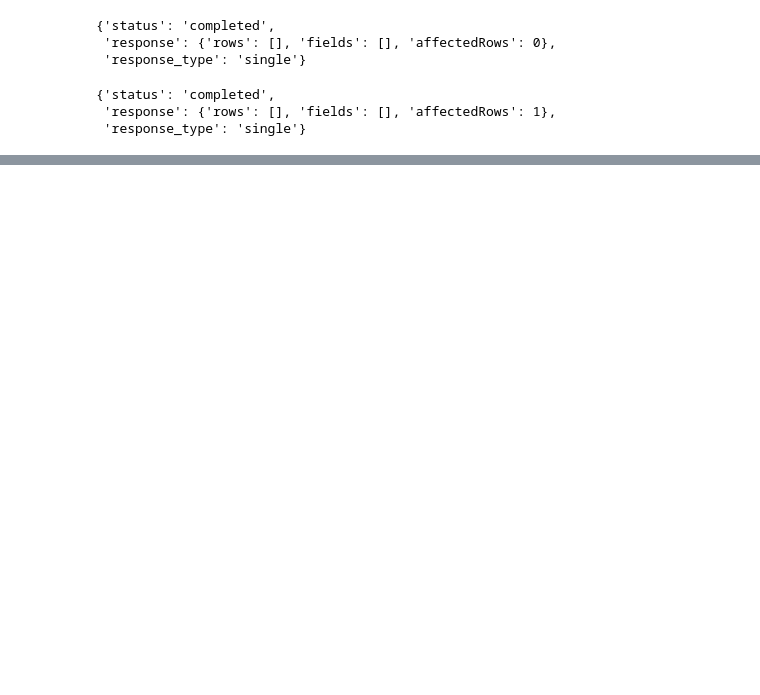
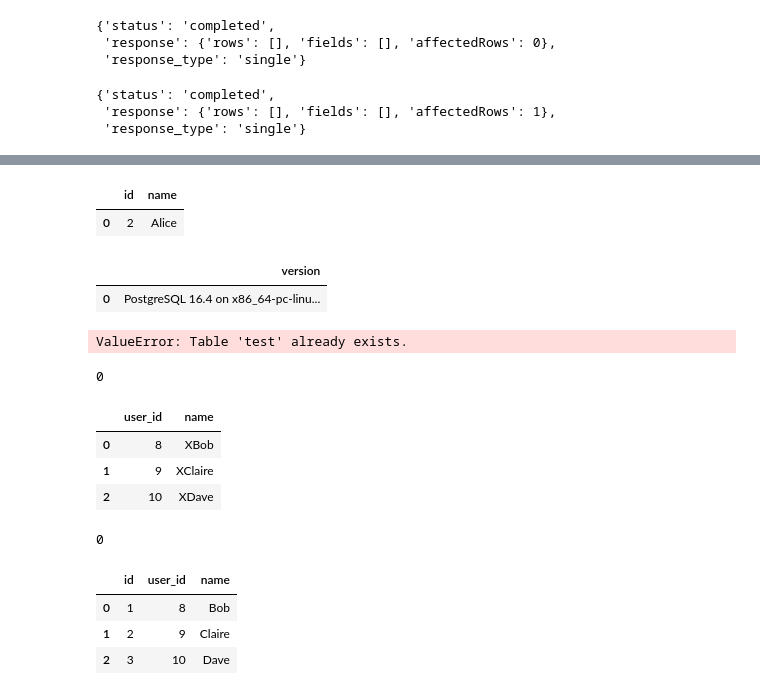
Before and after one commit to innovationOUtside/jupyter_anywidget_pglite, a Jupyter notebook: src/sqlalchemy_tests.ipynb, the cells around one changed output, grey strips where cells are left out. Saved outputs shown, nothing was run; the diff lists cells and outputs as text; code cells hidden in the pictures; blank space fills up the shorter version.

```diff
--- a/src/sqlalchemy_tests.ipynb
+++ b/src/sqlalchemy_tests.ipynb
@@ -60,0 +51,21 @@ Executing query: SELECT * FROM users;
+# %%
+from jupyter_anywidget_pglite.sqlalchemy_api import create_engine
+import pandas as pd
+import logging
+
+LOGGING=False
+
+if LOGGING:
+    logging.basicConfig(level=logging.DEBUG)
+    handler = logging.StreamHandler()  # Logs to console
+    formatter = logging.Formatter("%(levelname)s - %(message)s")
+    handler.setFormatter(formatter)
+
+    logger = logging.getLogger("jupyter_anywidget_pglite")#.setLevel(logging.DEBEG)
+    logger.addHandler(handler)
+    logger.propagate = False
+
+    logging.getLogger("sqlalchemy.engine").setLevel(logging.DEBUG)
+
+engine2 = create_engine(pg)
+pd.read_sql("SELECT * FROM users;", engine2)
@@ -220,0 +137,59 @@ Statement is already a string:
+# %%
+import pandas as pd
+o = pd.read_sql("SELECT * FROM users;", engine2)
+pd.testing.assert_frame_equal(o, pd.DataFrame({"id": [2], "name":[ "Alice"]}))
+o
+# %% [output]
+|  | id | name |
+| 0 | 2 | Alice |
+# %%
+o = pd.read_sql("SELECT version();",engine2)
+assert "version" in o.columns
+o
+# %% [output]
+|  | version |
+| 0 | PostgreSQL 16.4 on x86_64-pc-linu... |
+# %%
+# This should error; the table already exist, and by default we have if_exists="fail"
+pd.DataFrame({"user_id": [8, 9, 10], "name": ["XBob", "XClaire", "XDave"]}).to_sql(
+    name="test",  con=engine2, index=False
+)
+# %% [output]
+ValueError: Table 'test' already exists.
+# %%
+# This should create a new table and populate it with three rows
+o_df0 = pd.DataFrame({"user_id": [8, 9, 10], "name": ["XBob", "XClaire", "XDave"]})
+o_df0.to_sql(
+    name="test2", con=engine2, index=False
+)
+# %% [output]
+0
+# %%
+o = pd.read_sql("SELECT * FROM test2;", engine2)
+pd.testing.assert_frame_equal(o, o_df0)
+o
+# %% [output]
+|  | user_id | name |
+| 0 | 8 | XBob |
+| 1 | 9 | XClaire |
+| 2 | 10 | XDave |
+# %%
+# This should append three items to a pre-existing table
+# index=False is not recognised?
+o_df = pd.DataFrame({"user_id": [8, 9, 10], "name": ["Bob", "Claire", "Dave"]})
+o_df.to_sql(
+    name="test", con=engine2, if_exists="append", index=False
+)
+# %% [output]
+0
+# %%
+# This should display a table with three entries
+o = pd.read_sql("SELECT * FROM test;", engine2)
+assert len(o) ==len(o_df)
+assert ["id"] + list(o_df.columns) == list(o.columns)
+o
+# %% [output]
+|  | id | user_id | name |
+| 0 | 1 | 8 | Bob |
+| 1 | 2 | 9 | Claire |
+| 2 | 3 | 10 | Dave |
```
Also changed, not shown: parts of 23 cells of this notebook.
